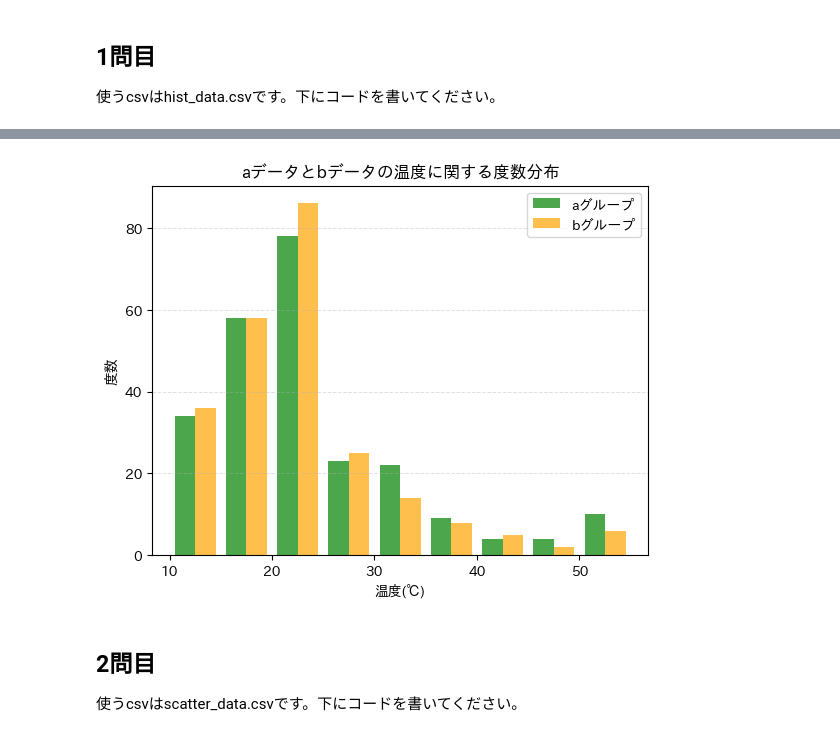
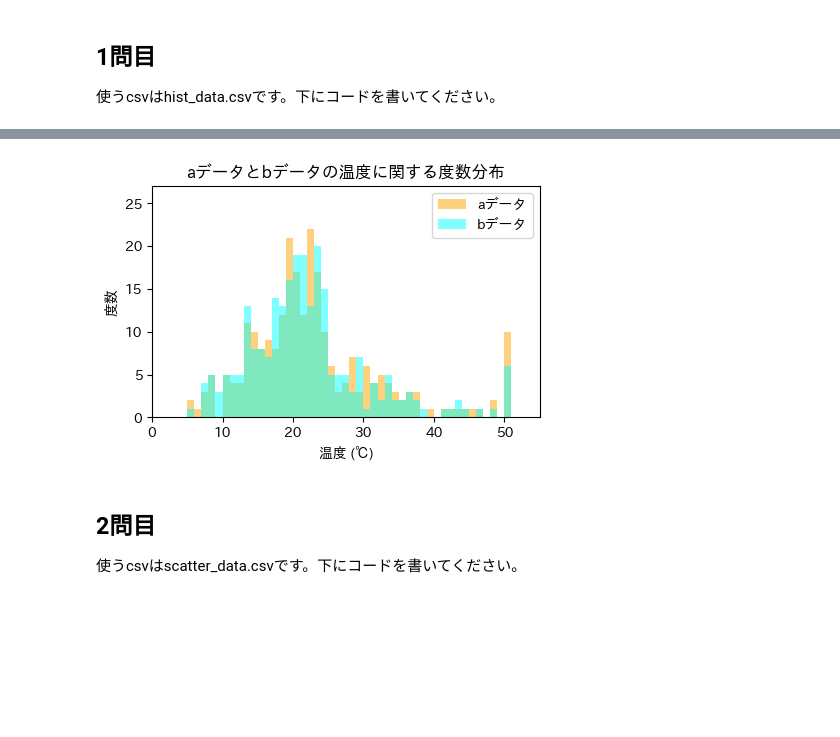
Before and after one commit to hinaWAKA/Basic-Python, a Jupyter notebook: matplotlib_exercise.ipynb, the cells around one changed output, grey strips where cells are left out. Drawn from its saved outputs; the diff is of its cells as text; code cells hidden in the pictures; blank space fills up the shorter version.

```diff
--- a/matplotlib_exercise.ipynb
+++ b/matplotlib_exercise.ipynb
@@ -16,22 +16,33 @@ japanize_matplotlib.japanize()
 ![問1](./imgs/matplotlib/plot_1.png)
 # %%
 # CSVファイルからデータを読み込む
-df = pd.read_csv(r"C:/Users/kupe20220413-1/python-assignment/Basic-Python/data/hist_data.csv")
+hist_df = pd.read_csv(r"C:/Users/kupe20220413-1/python-assignment/Basic-Python/data/hist_data.csv")
 
-# データのカテゴリ"aグループ"と"bグループ"の値を取得
-a_group = df['aデータ']
-b_group = df['bデータ']
+# ヒストグラムの設定
+plt.figure(figsize=(5, 3))
 
-# ヒストグラムをプロット
-plt.hist([a_group, b_group], bins=range(10, 60, 5), label=['aデータ', 'bデータ'], color=['green', 'orange'], alpha=0.7)
-plt.xlabel('温度(℃)')
+# aデータのヒストグラムを半透明のオレンジ色で描画
+plt.hist(hist_df['aデータ'], bins=range(0, 56, 1), alpha=0.5, color='orange', label='aデータ')
+
+# bデータのヒストグラムを半透明の水色で描画
+plt.hist(hist_df['bデータ'], bins=range(0, 56, 1), alpha=0.5, color='cyan', label='bデータ')
+
+# タイトル、軸ラベルを設定
+plt.title('aデータとbデータの温度に関する度数分布')
+plt.xlabel('温度 (℃)')
 plt.ylabel('度数')
-plt.title('aデータとbデータの温度に関する度数分布')
-plt.legend(loc='upper right')
-plt.grid(True, axis='y', linestyle='--', linewidth=0.7, alpha=0.4)
+
+# 凡例を表示
+plt.legend()
+
+# 縦軸、横軸の範囲を設定
+plt.xlim(0, 55)
+plt.ylim(0, 27)
+
+# ヒストグラムを表示
 plt.show()
 # %% [output]
-[figure, old version]
+[figure, new version]
 # %% [markdown]
 ## 2問目
 使うcsvはscatter_data.csvです。下にコードを書いてください。
```
Also changed, not shown: parts of 2 cells of this notebook.
